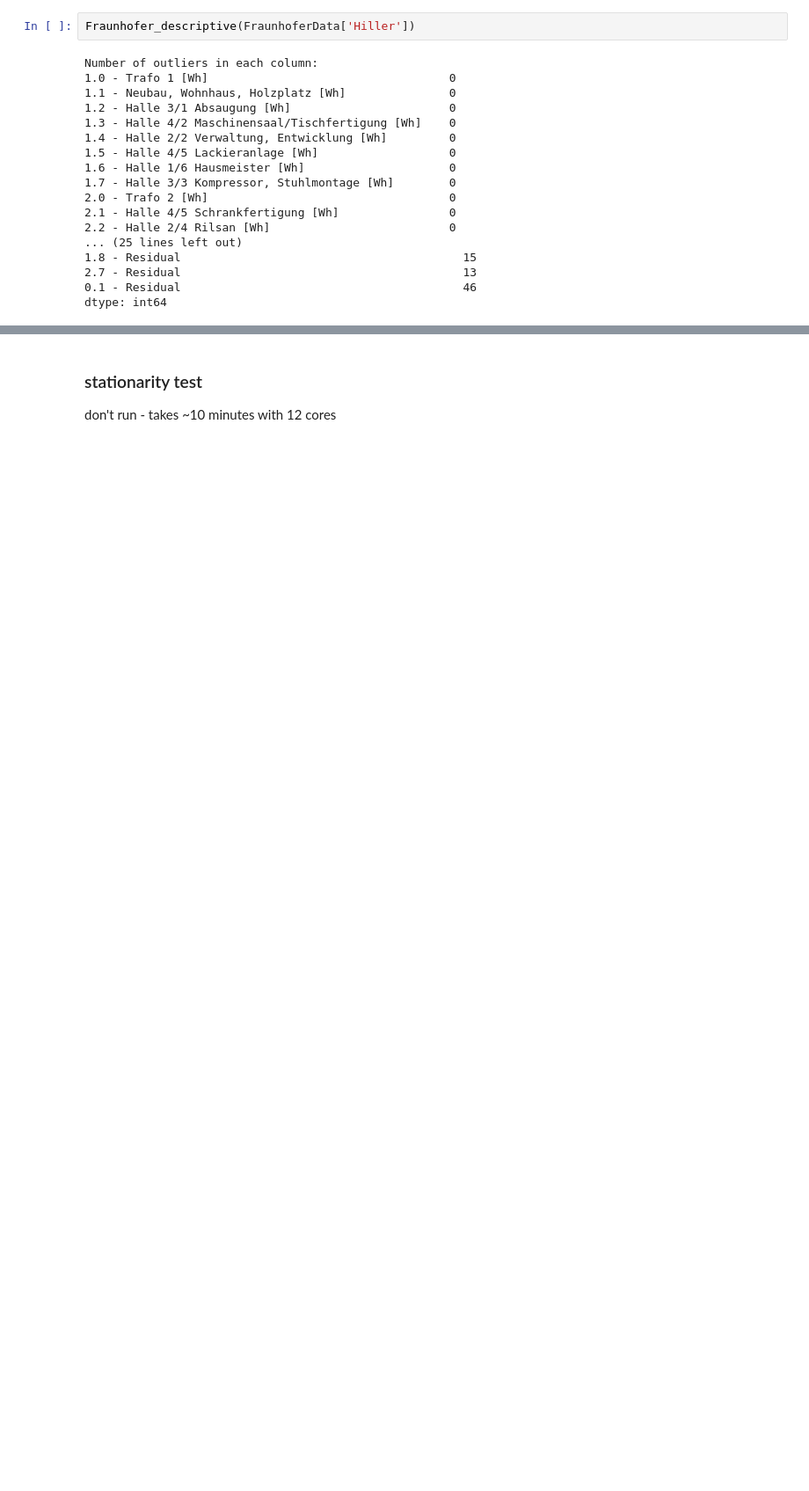
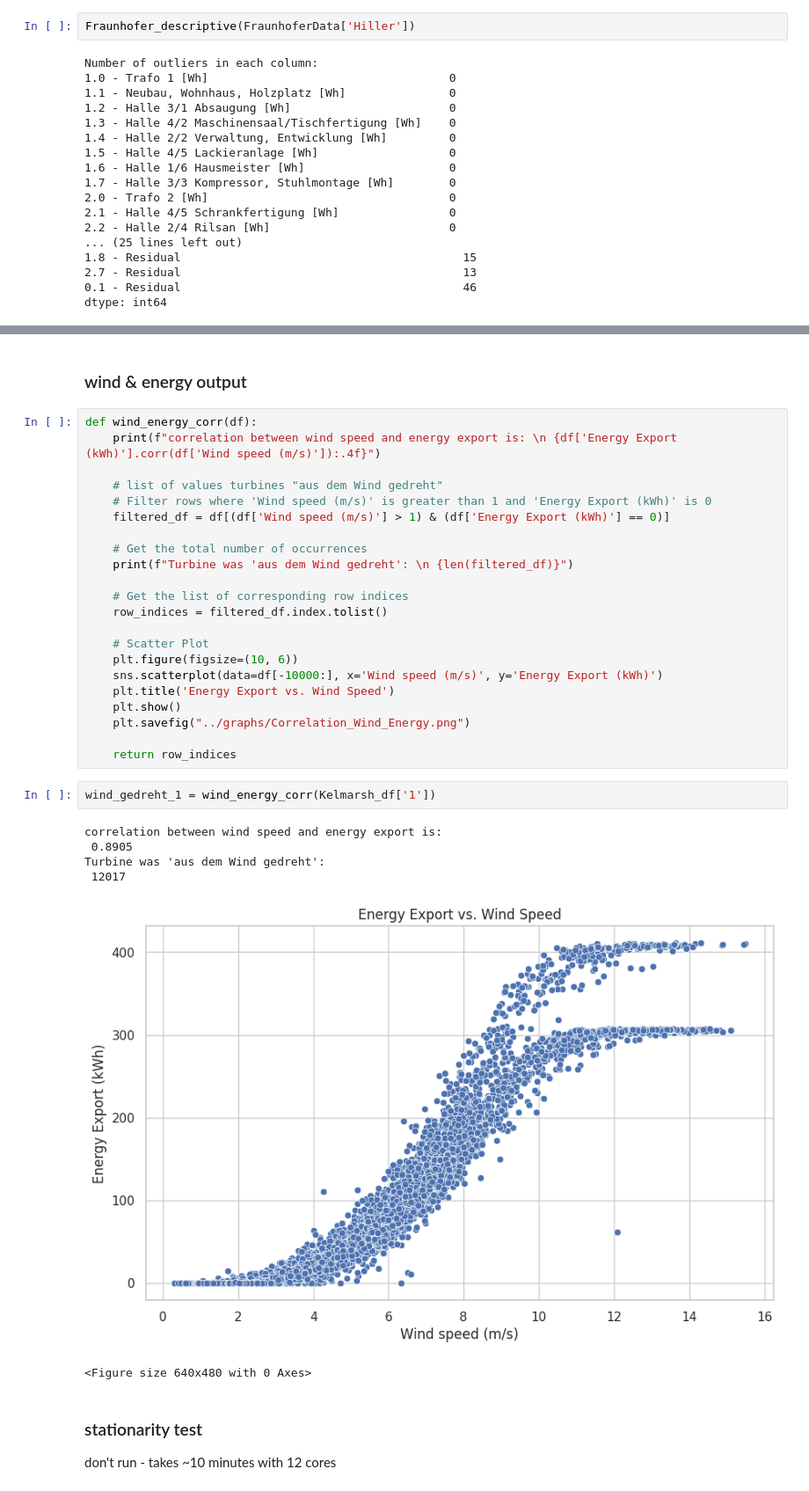
Before and after one commit to janbesler/Masterarbeit, a Jupyter notebook: src/0_Data_Pipeline.ipynb, the cells around one changed output, grey strips where cells are left out. Shown at 88% size. Saved outputs shown, nothing was run; the diff lists cells and outputs as text; blank space fills up the shorter version.

```diff
--- a/src/0_Data_Pipeline.ipynb
+++ b/src/0_Data_Pipeline.ipynb
@@ -452,3 +537,36 @@ dtype: int64
+# %% [markdown]
+### wind & energy output
+# %%
+def wind_energy_corr(df):
+    print(f"correlation between wind speed and energy export is: \n {df['Energy Export (kWh)'].corr(df['Wind speed (m/s)']):.4f}")
+
+    # list of values turbines "aus dem Wind gedreht"
+    # Filter rows where 'Wind speed (m/s)' is greater than 1 and 'Energy Export (kWh)' is 0
+    filtered_df = df[(df['Wind speed (m/s)'] > 1) & (df['Energy Export (kWh)'] == 0)]
+
+    # Get the total number of occurrences
+    print(f"Turbine was 'aus dem Wind gedreht': \n {len(filtered_df)}")
+
+    # Get the list of corresponding row indices
+    row_indices = filtered_df.index.tolist()
+
+    # Scatter Plot
+    plt.figure(figsize=(10, 6))
+    sns.scatterplot(data=df[-10000:], x='Wind speed (m/s)', y='Energy Export (kWh)')
+    plt.title('Energy Export vs. Wind Speed')
+    plt.show()
+    plt.savefig("../graphs/Correlation_Wind_Energy.png")
+
+    return row_indices
+# %%
+wind_gedreht_1 = wind_energy_corr(Kelmarsh_df['1'])
+# %% [output]
+correlation between wind speed and energy export is:
+ 0.8905
+Turbine was 'aus dem Wind gedreht':
+ 12017
+[figure, added]
+<Figure size 640x480 with 0 Axes>
 # %% [markdown]
 ### stationarity test
 
```
Also changed, not shown: parts of 3 cells of this notebook, 2 other files.
